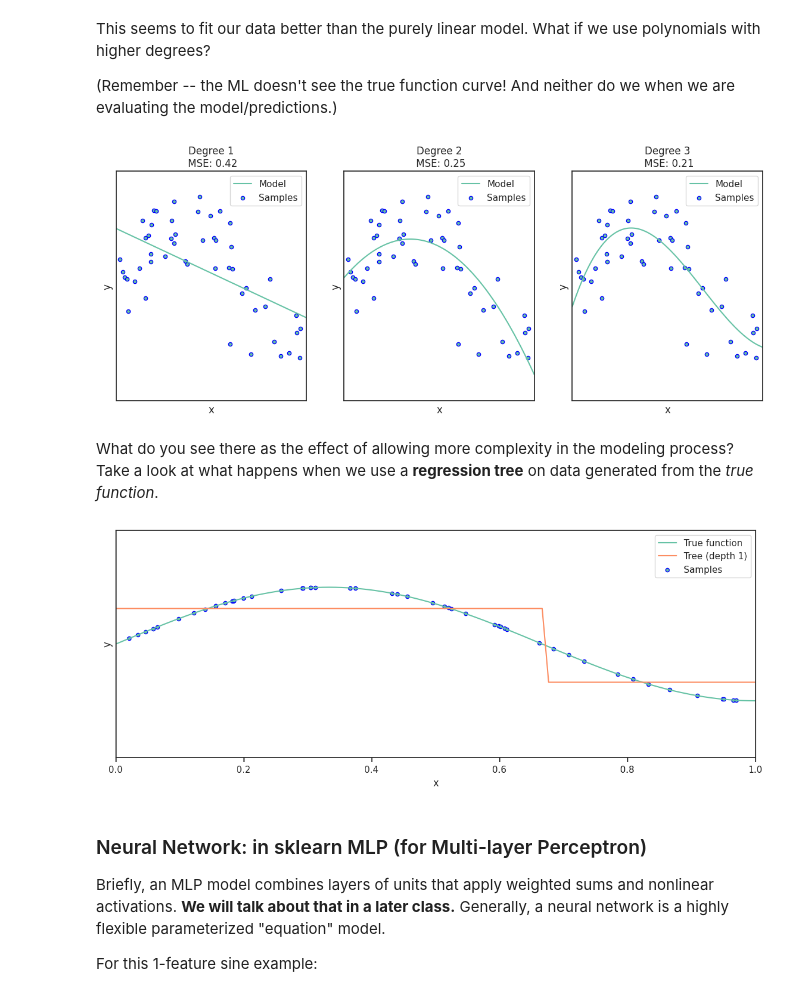
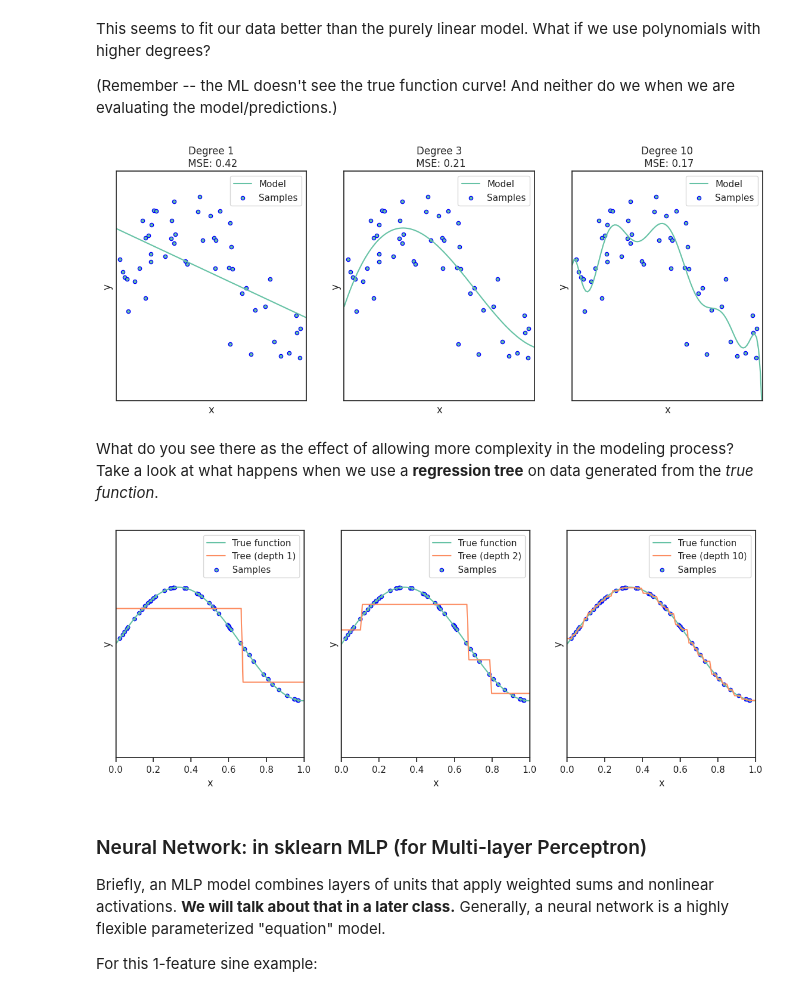
Before and after one commit to HanquanL/DS-Tech-2026spring, a Jupyter notebook: Module3_Fitting_CrossVal/Fitting_and_overfitting.ipynb, the cells around one changed output. Saved outputs shown, nothing was run; the diff lists cells and outputs as text; code cells hidden in the pictures.

```diff
--- a/Module3_Fitting_CrossVal/Fitting_and_overfitting.ipynb
+++ b/Module3_Fitting_CrossVal/Fitting_and_overfitting.ipynb
@@ -138,37 +145,37 @@ This seems to fit our data better than the purely linear model. What if we use p
 # %%
 plt.figure(figsize=(14, 5))
 # degrees of the polynomial
-degrees = [1, 2, 3]
-#degrees = [1, 3, 10]
+#degrees = [1, 2, 3]
+degrees = [1, 3, 10]
 for i in range(len(degrees)):
     ax = plt.subplot(1, len(degrees), i + 1)
     plt.setp(ax, xticks=(), yticks=())
     plot_poly(X, Y, degrees[i])
 plt.show()
 # %% [output]
-[figure, old version]
+[figure, new version]
 # %% [markdown]
 What do you see there as the effect of allowing more complexity in the modeling process? Take a look at what happens when we use a **regression tree** on data generated from the *true function*.
 # %%
 from sklearn.tree import DecisionTreeRegressor
 from sklearn.metrics import mean_squared_error
 
 Expected_Y = true_function(X.x1)
 plt.figure(figsize=(14, 5))
 # Fit Regression Trees
 depths = [1]
-#depths = [1,2]
+depths = [1,2,10]
 for i, depth in enumerate(depths):
     ax = plt.subplot(1, len(depths), i + 1)
     #plt.setp(ax, xticks=(), yticks=())
     plt.setp(ax, yticks=())
     model = DecisionTreeRegressor(max_depth=depth)
     model.fit(X, Expected_Y)
     functions = {"True function": true_function, "Tree (depth {})".format(depth): model.predict}
     plot_example(X, Expected_Y, functions)
 plt.show()
 # %% [output]
-[figure, old version]
+[figure, new version]
 # %% [markdown]
 ### Neural Network: in sklearn MLP (for Multi-layer Perceptron)
 
```
Also changed, not shown: parts of 6 cells of this notebook, 1 other file.
